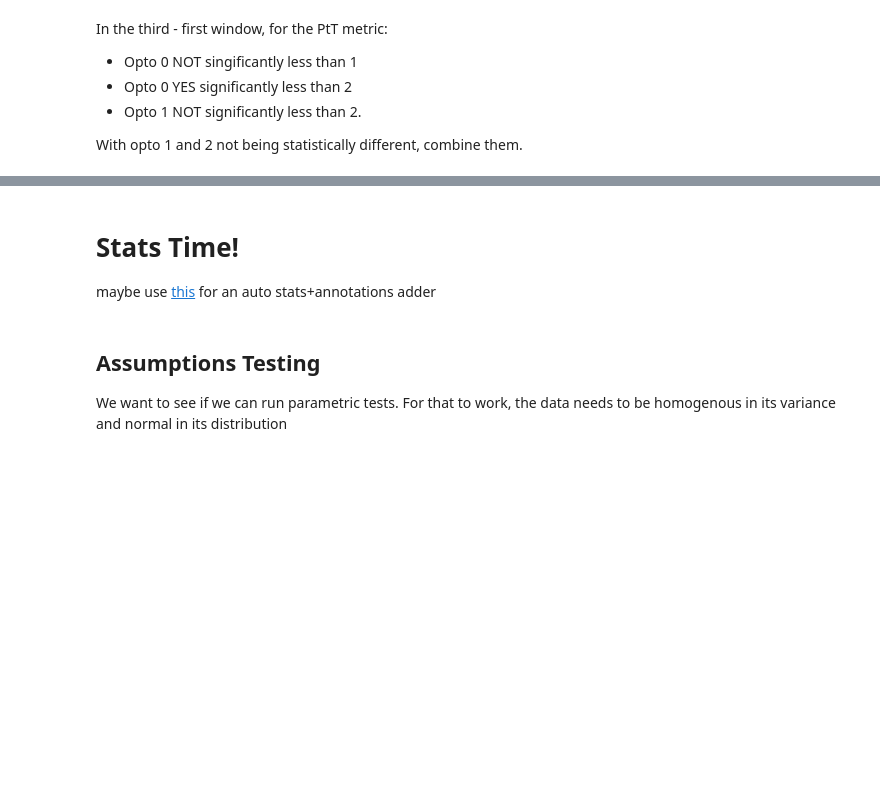
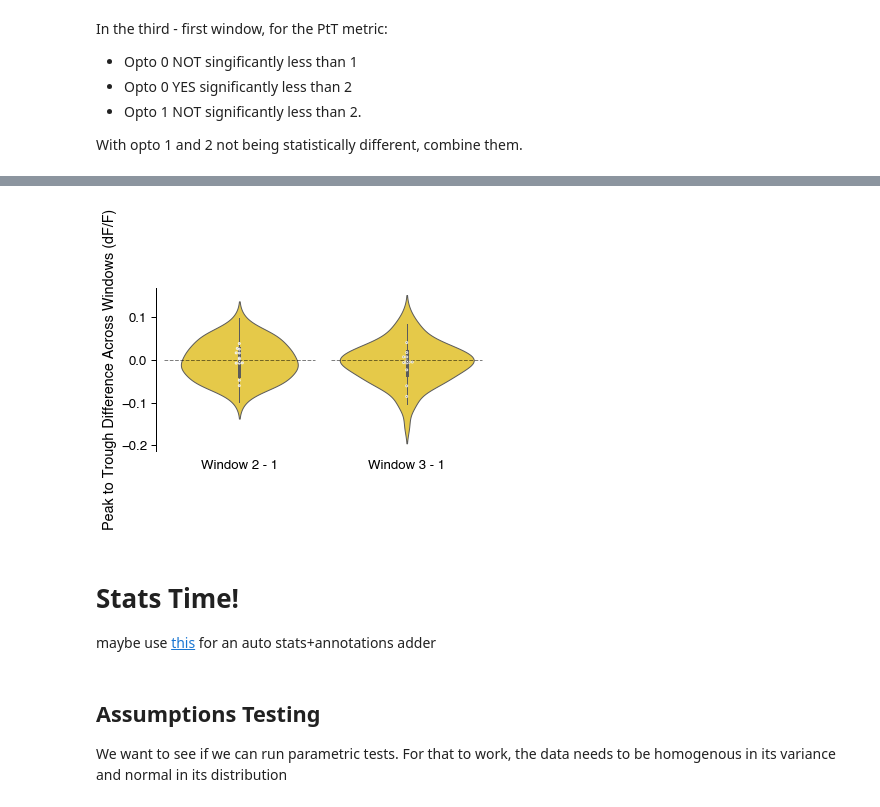
Before and after one commit to Biofall/two_photon_analysis, a Jupyter notebook: notebooks/fig_generator.ipynb, the cells around one changed output, grey strips where cells are left out. Cells and saved outputs as stored; diff of their text form; code cells hidden in the pictures; blank space fills up the shorter version.

```diff
--- a/notebooks/fig_generator.ipynb
+++ b/notebooks/fig_generator.ipynb
@@ -1257,3 +1647,90 @@ if save_fig == True:
+# %%
+which_df_placeholder_five_roi = exp_control_rnai_by_roi
+prox_opto123_df = which_df_placeholder_five_roi.loc[(which_df_placeholder_five_roi['Layer'] == 'Proximal')]
+prox_comb_opto123_df = prox_opto123_df.copy()
+prox_comb_opto123_df.loc[prox_comb_opto123_df['Opto'] == 1, 'Opto'] = 0
+prox_comb_opto123_df.loc[prox_comb_opto123_df['Opto'] == 2, 'Opto'] = 0
+
+which_df_placeholder_five_fly = exp_control_rnai_by_fly
+prox_opto123_df_fly = which_df_placeholder_five_fly.loc[(which_df_placeholder_five_fly['Layer'] == 'Proximal')]
+prox_comb_opto123_df_fly = prox_opto123_df_fly.copy()
+prox_comb_opto123_df_fly.loc[prox_comb_opto123_df_fly['Opto'] == 1, 'Opto'] = 0
+prox_comb_opto123_df_fly.loc[prox_comb_opto123_df_fly['Opto'] == 2, 'Opto'] = 0
+
+# now select the windows 0, 1, RNAi type.
+prox_combOpto_win01_rnai_roi = prox_comb_opto123_df.loc[(prox_comb_opto123_df['Type'] == 'RNAi') & (prox_comb_opto123_df['Window'] != 2)]
+prox_combOpto_win01_rnai_fly = prox_comb_opto123_df_fly.loc[(prox_comb_opto123_df_fly['Type'] == 'RNAi') & (prox_comb_opto123_df_fly['Window'] != 2)]
+# %%
+plot_flies = True
+save_fig = True
+boring_colors = False
+
+which_df_roi = prox_combOpto_win01_rnai_roi
+which_df_fly = prox_combOpto_win01_rnai_fly
+
+if boring_colors:
+    palete = 'Greys' # 'colorblind' or 'Greys'
+else:
+    cmap = plt.get_cmap('Set2') # also 'cool' 'winter' 'PRGn' 'Pastel1' 'YlGnBu' 'twilight'
+    colors = [cmap(i) for i in np.linspace(0, 1.0, 8)]
+    selected_color = colors[5]
+
+
+sns.set_context("paper", font_scale=1.5)
+comp_fig, comp_ax = plt.subplots(1, figsize=(6, 3))
+
+# First, plot the individual flies. This is so the axes don't get fucked up
+if plot_flies == True:
+    sns.swarmplot(
+        ax=comp_ax, data=which_df_fly, x='Window', y=dv, dodge=True,
+        alpha=0.8, size=2, orient='v', palette=palete, edgecolor='white', linewidth=1
+        )
+
+# Now, make the violinplot of the ROIs
+sns.violinplot(
+    #ax=comp_ax, data=exp_control_rnai_by_roi, x='Window', y=dv, hue='Type', # all opto collapsed
+    ax=comp_ax,
+    data=which_df_roi, x='Window', y=dv,
+    color=selected_color, orient='v', linewidth=1.0,
+)
+# set the x-axis labels
+comp_ax.set_xticklabels(['Window 2 - 1', 'Window 3 - 1'])
+comp_ax.set_ylabel('Peak to Trough Difference Across Windows (dF/F)')
+comp_ax.tick_params(axis='x', which='both', bottom=False, top=False, labelbottom=True)
+comp_ax.set_xlabel('')
+# plot zero lines
+comp_ax.plot([-0.45, 0.45], [0, 0], color='k', linewidth=1, linestyle='--', alpha=0.5)
+comp_ax.plot([0.55, 1.45], [0, 0], color='k', linewidth=1, linestyle='--', alpha=0.5)
+comp_ax.plot([1.55, 2.45], [0, 0], color='k', linewidth=1, linestyle='--', alpha=0.5)
+
+# Cleaning up the plot
+sns.despine(fig=comp_fig, top=True, right=True, bottom=True)
+
+if save_fig == True:
+    comp_fig.savefig(
+        save_directory
+        + "FiveD-ALT.Summary"
+        + str(dv)
+        + "ViolinPlotAllWindows.Proximal.indFlies-"
+        + str(plot_flies)
+        + ".boring_colors-"
+        + str(boring_colors)
+        + ".png",
+        dpi=300, bbox_inches='tight', transparent=False,
+    )
+    comp_fig.savefig(
+        save_directory
+        + "FiveD-ALT.all_opto_Summary"
+        + str(dv)
+        + "ViolinPlotAllWindows.Proximal.indFlies-"
+        + str(plot_flies)
+        + ".boring_colors-"
+        + str(boring_colors)
+        + ".svg",
+        dpi=300, bbox_inches='tight', transparent=False,
+    )
+# %% [output]
+[figure, added]
 # %% [markdown]
 # Stats Time!
 
```
Also changed, not shown: parts of 56 cells of this notebook.
